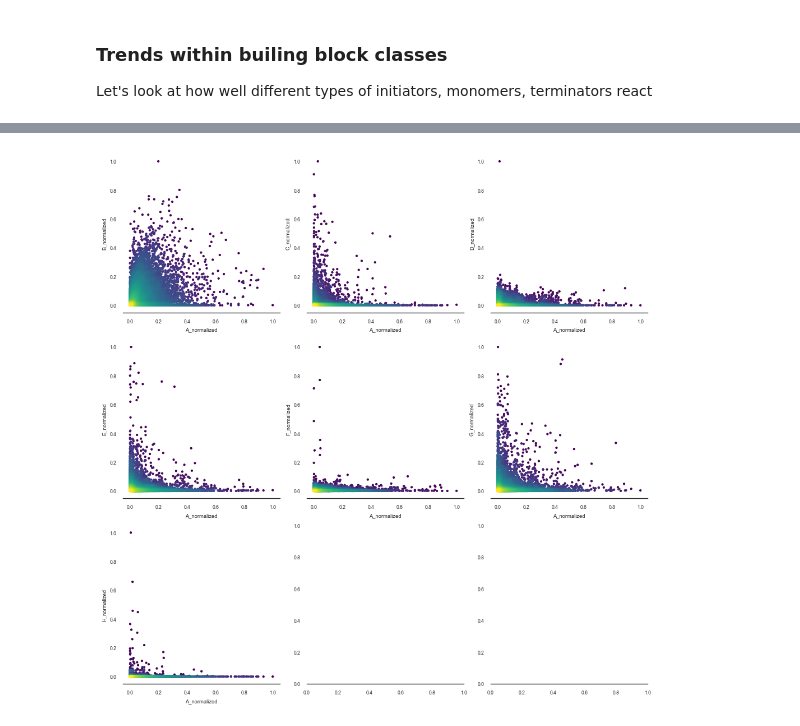
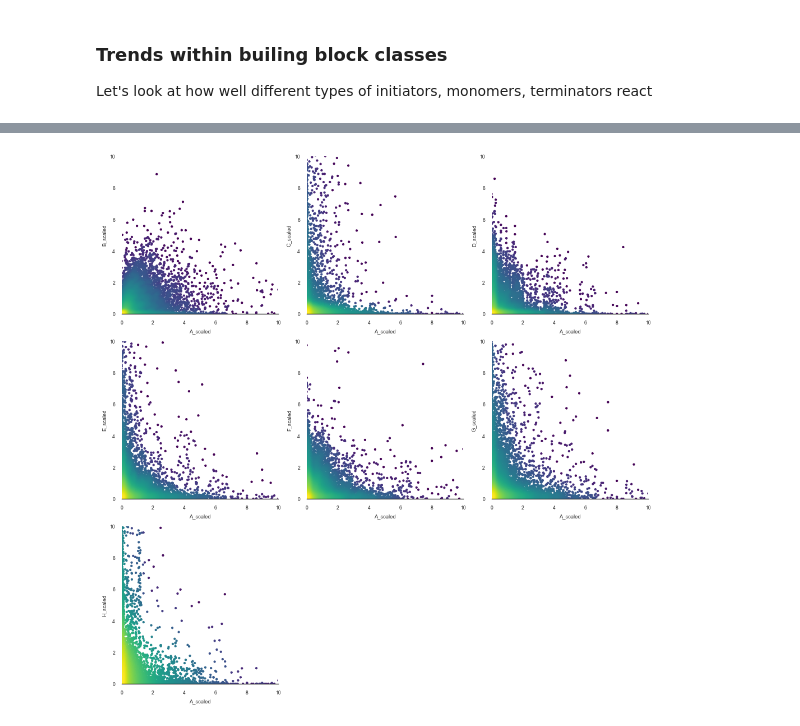
Before and after one commit to jugoetz/library-generation, a Jupyter notebook: notebooks/data_analysis/exploratory_data_analysis.ipynb, the cells around one changed output, grey strips where cells are left out. Cells and saved outputs as stored; diff of their text form; code cells hidden in the pictures.

Commit message:
add plot for relative success rates to nb

```diff
--- a/notebooks/data_analysis/exploratory_data_analysis.ipynb
+++ b/notebooks/data_analysis/exploratory_data_analysis.ipynb
@@ -758,0 +733,11 @@ Success rate for TerABT: 69.3% (12217/17629)
+# %%
+# before we apply scaling, we need to verify how sensitive the scaling is to our choice of the percentile.
+factors = []
+for percentile in range(1, 100):
+    scaled_arrs = []
+    scaling_factors = []
+    for s in "ABCDEFGH":
+        arr, factor = robust_scale(df[f'product_{s}_lcms_ratio'].values, percentile=percentile, return_scaling_factor=True)
+        scaled_arrs.append(arr)
+        scaling_factors.append(factor)
+    factors.append(scaling_factors / scaling_factors[0])
@@ -758,0 +760,10 @@ Success rate for TerABT: 69.3% (12217/17629)
+# %%
+# apply scaling to all products and show scaling factors for control
+scaling_factors = []
+for s in "ABCDEFGH":
+        arr, factor = robust_scale(df[f'product_{s}_lcms_ratio'].values, percentile=85, return_scaling_factor=True)
+        df[f'{s}_scaled'] = arr
+        scaling_factors.append(factor)
+print("Scaling factors relative to A:")
+for s, i in zip("ABCDEFGH", scaling_factors):
+    print(f"{s}: {i/scaling_factors[0]:.1f}")
@@ -759,25 +798,30 @@ Success rate for TerABT: 69.3% (12217/17629)
 # %%
 # how are the different success rates related?
-# scatterplot between A_normalized and others
-x = df["A_normalized"].values
+# scatterplot between A_scaled and others
+x = df["scaled_A"].values
 
 fig, ax = plt.subplots(figsize=(10,10), ncols=3, nrows=3)
 for i, s in enumerate("BCDEFGH"):
     row = i // 3
     col = i % 3
-    y = np.nan_to_num(df[f"{s}_normalized"].values)
+    y = np.nan_to_num(df[f"{s}_scaled"].values)
     # Calculate the point density
     xy = np.vstack([x,y])
     z = np.log10(gaussian_kde(xy)(xy))
 
     # Sort the points by density, so that the densest points are plotted last
     idx = z.argsort()
     x, y, z = x[idx], y[idx], z[idx]
 
     ax[row, col].scatter(x, y, c=z, s=5, cmap="viridis")
-    ax[row, col].set_xlabel('A_normalized')
-    ax[row, col].set_ylabel(f'{s}_normalized')
+    ax[row, col].set_xlabel('A_scaled')
+    ax[row, col].set_ylabel(f'{s}_scaled')
+    ax[row, col].set_xlim(0, 10)  # exclude outliers. We scaled the data to be able to compared them
+    ax[row, col].set_ylim(0, 10)  # exclude outliers. We scaled the data to be able to compared them
+# Hide the last two axes
+ax[2, 1].set_visible(False)
+ax[2, 2].set_visible(False)
 plt.tight_layout()
 plt.savefig(SAVE_DIR / 'LCMS_yields_scatter.png', dpi=300, bbox_inches='tight')
 # %% [output]
-[figure, old version]
+[figure, new version]
```
Also changed, not shown: parts of 32 cells of this notebook.
